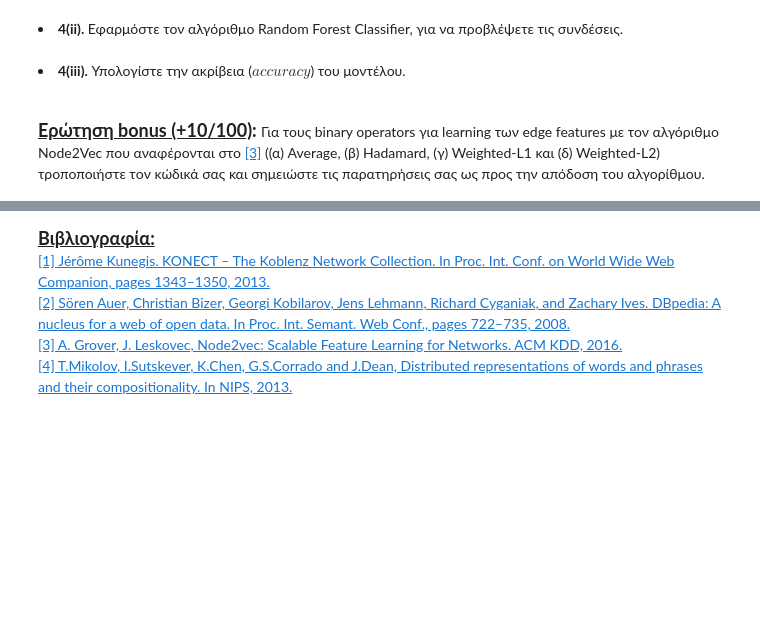
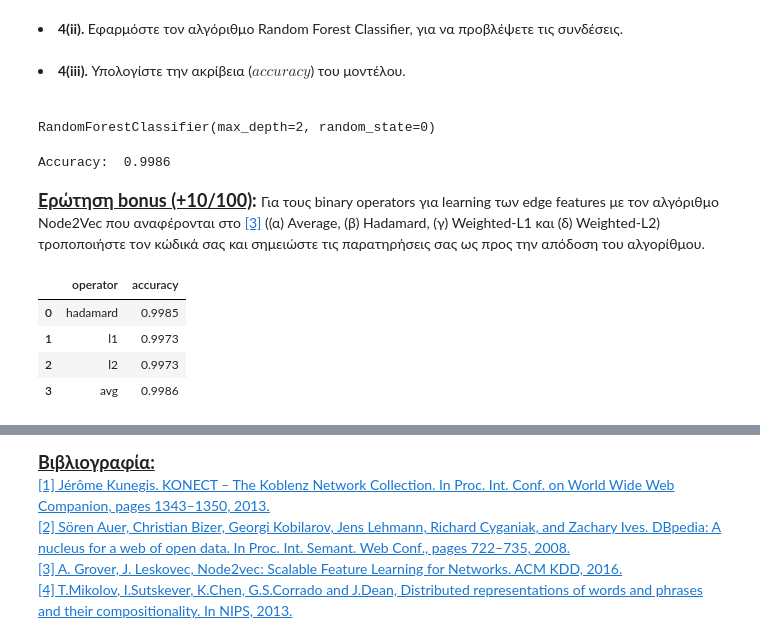
Before and after one commit to NicoleMp2/SocialNetworksAnalysis, a Jupyter notebook: ass3/ΑΚΔ_3η_Άσκηση_student_version.ipynb, the cells around one changed output, grey strips where cells are left out. Drawn from its saved outputs; the diff is of its cells as text; code cells hidden in the pictures; blank space fills up the shorter version.

```diff
--- a/ass3/ΑΚΔ_3η_Άσκηση_student_version.ipynb
+++ b/ass3/ΑΚΔ_3η_Άσκηση_student_version.ipynb
@@ -348,16 +360,47 @@ X_train, X_test, y_train, y_test = train_test_split(x ,y , random_state = 0) #un
     <li><B>4(iii).</B> Υπολογίστε την ακρίβεια ($accuracy$) του μοντέλου. </li><BR></font></html>
 # %%
 #apply trained Node2Vec model on each node pair of the dataframe "unconnected+removables"
-#uncomment:
-#x = [(n2v_model.wv[str(i)]+n2v_model.wv[str(j)]) for i,j in zip(df_with_target_var['node_1'], df_with_target_var['node_2'])]
+x = [(n2v_model.wv[str(i)] + n2v_model.wv[str(j)]) for i, j in df_merged["edge"]]
 # %%
-#X_train, X_test, y_train, y_test = train_test_split(, , random_state = 0)  #uncomment and complete
+X_train, X_test, y_train, y_test = train_test_split(x,df_merged["link"] , random_state = 0)
 # %%
-#uncomment whole cell
-#from sklearn.ensemble import RandomForestClassifier
-#from sklearn.metrics import accuracy_score
+from sklearn.ensemble import RandomForestClassifier
+from sklearn.metrics import accuracy_score
 
-#classifier = RandomForestClassifier(max_depth=2, random_state=0)
-#classifier.fit()   #uncomment and complete
+classifier = RandomForestClassifier(max_depth=2, random_state=0)
+classifier.fit(X_train, y_train)
+# %% [output]
+RandomForestClassifier(max_depth=2, random_state=0)
+# %%
+preds = classifier.predict(X_test)
+print("Accuracy: ", accuracy_score(y_test, preds).round(4))
+# %% [output]
+Accuracy:  0.9986
 # %% [markdown]
 <html><font size=4> <B><U>Ερώτηση bonus (+10/100)</U><B>: </font>Για τους binary operators για learning των edge features με τον αλγόριθμο Node2Vec που αναφέρονται στο <a href="https://cs.stanford.edu/~jure/pubs/node2vec-kdd16.pdf">[3]</a> ((α) Average, (β) Hadamard, (γ) Weighted-L1 και (δ) Weighted-L2) τροποποιήστε τoν κώδικά σας και σημειώστε τις παρατηρήσεις σας ως προς την απόδοση του αλγορίθμου.</font></html>
+# %%
+from node2vec.edges import HadamardEmbedder
+from node2vec.edges import AverageEmbedder
+from node2vec.edges import WeightedL1Embedder
+from node2vec.edges import WeightedL2Embedder
+
+
+def binary_operator(embedding, dataset, target):
+    embedded = embedding(keyed_vectors=n2v_model.wv)
+    x = [embedded[(str(i), str(j))] for i, j in dataset["edge"]]
+    X_train, X_test, y_train, y_test = train_test_split(x, dataset["link"], random_state=0)
+    classifier = RandomForestClassifier(max_depth=2, random_state=0)
+    classifier.fit(X_train, y_train)
+    preds = classifier.predict(X_test)
+    return accuracy_score(y_test, preds).round(4)
+
+df = pd.DataFrame(columns=["operator", "accuracy"])
+df["operator"] = ["hadamard", "l1", "l2", "avg"]
+df["accuracy"] = [binary_operator(HadamardEmbedder, df_merged, df_merged["link"]), binary_operator(WeightedL1Embedder, df_merged, df_merged["link"]), binary_operator(WeightedL2Embedder, df_merged, df_merged["link"]), binary_operator(AverageEmbedder, df_merged, df_merged["link"])]
+df
+# %% [output]
+|  | operator | accuracy |
+| 0 | hadamard | 0.9985 |
+| 1 | l1 | 0.9973 |
+| 2 | l2 | 0.9973 |
+| 3 | avg | 0.9986 |
```
Also changed, not shown: parts of 6 cells of this notebook.
